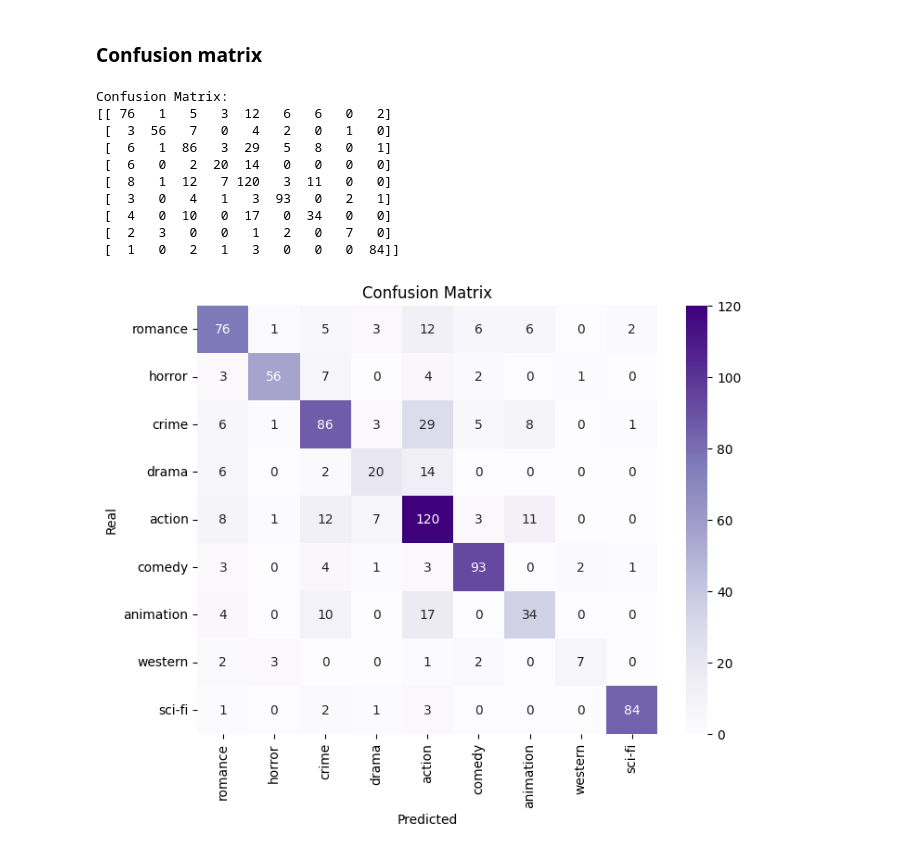
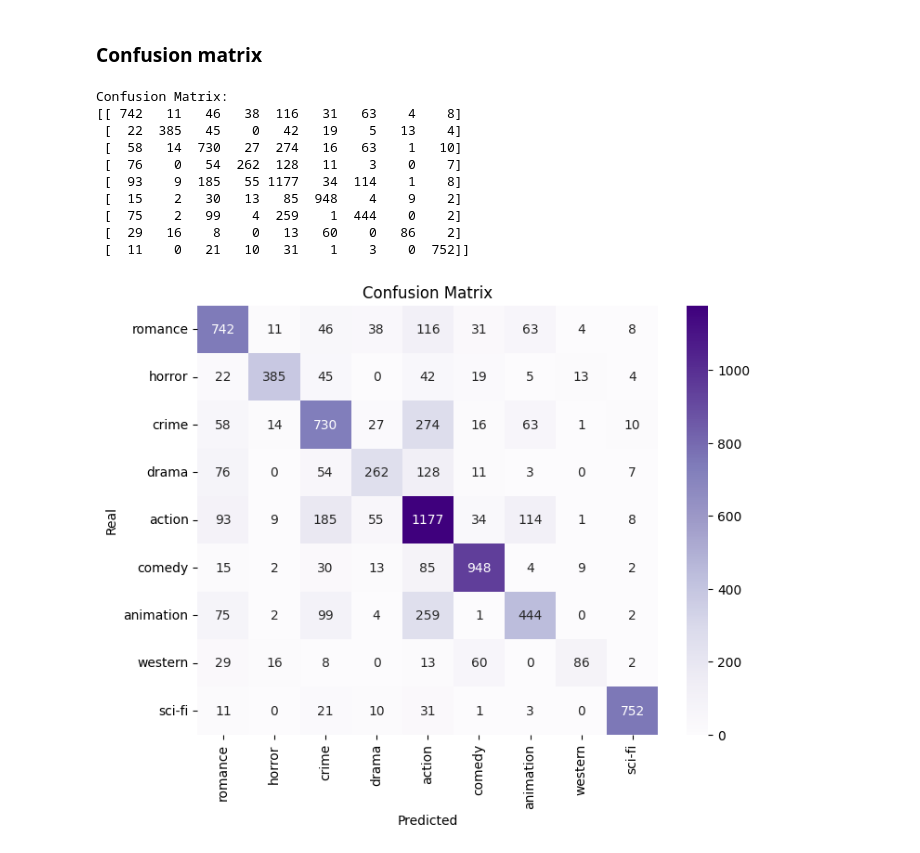
Before and after one commit to LC1243/NLP-MovieGenreClassifier, a Jupyter notebook: reviews.ipynb, the cells around one changed output. Saved outputs shown, nothing was run; the diff lists cells and outputs as text; code cells hidden in the pictures.

Commit message:
feat: add final predictions and code solution

```diff
--- a/reviews.ipynb
+++ b/reviews.ipynb
@@ -65,6 +65,21 @@ plt.xlabel('Count', fontweight='bold')
 plt.ylabel('Genre', fontweight='bold')
 plt.xticks(rotation=90)
 plt.show()
+# %%
+# Count the number of words in each 'plot' entry
+train_data['plot_word_count'] = train_data['plot'].apply(lambda x: len(str(x).split()))
+
+# Plot a histogram of word counts
+plt.figure(figsize=(10,6))
+plt.hist(train_data['plot_word_count'], bins=20, edgecolor='black', color='skyblue')
+plt.title('Histogram of Word Counts in Plot Descriptions')
+plt.xlabel('Number of Words')
+plt.ylabel('Frequency')
+plt.grid(True)
+plt.show()
+
+print("Mean: ", train_data['plot_word_count'].mean())
+print("Median: ", train_data['plot_word_count'].median())
 # %% [markdown]
 ### Frequency By Genre
 # %%
@@ -121,8 +137,7 @@ plt.show()  # Show the word cloud
 #### 1. Vectors
 # %%
 # Initialize the vectorizer stuff (possibel to use max_features=num_features)
-tfidf_vectorizer = TfidfVectorizer(smooth_idf=True, ngram_range=(1, 2), use_idf=True, sublinear_tf=True, max_features=20000)
-#tfidf_vectorizer = TfidfVectorizer(ngram_range=(1, 2), sublinear_tf=True, max_features=20000)
+tfidf_vectorizer = TfidfVectorizer(ngram_range=(1, 2), sublinear_tf=True, max_features=20000)
 count_vectorizer = CountVectorizer()
 
 # Fit and transform the text data in two flavours
@@ -142,12 +157,26 @@ Z_train, Z_val = Z[train_indices], Z[val_indices]
 # %% [markdown]
 #### 3. K-fold Cross Validation
 # %%
-folds = 9
+folds = 10
 model = SVC(kernel='linear')
-
+#model = LogisticRegression(solver='lbfgs', max_iter=1000)
+#model = LinearSVC()#class_weight='balanced')
 # Cross validation
-cv_predictions = cross_val_predict(model, X, train_data['genre'], cv=folds)
+cv_predictions = cross_val_predict(model, X_train, train_data['genre'], cv=folds)
 
 print("WITH CROSS VALIDATION, WITH:", folds, "folds")
-print("Accuracy: ", accuracy_score(train_data['genre'], cv_predictions))
+print(accuracy_score(y_pred=cv_predictions, y_true=train_data['genre']))
+print(classification_report(y_pred=cv_predictions, y_true=train_data['genre'], zero_division=1.))
+# Find the indexes where the prediction was wrong
+wrong_indexes = train_data[train_data['genre'] != cv_predictions].index
+
+print("Wrong predictions:", len(wrong_indexes))
+
+# Write the wrong predictions and corresponding plots to a file
+with open("wrong_predictions.txt", "w") as f:
+    for idx in wrong_indexes:
+        f.write(f"Index: {idx}, Plot: {train_data['plot'][idx]}\n")
+        f.write(f"Actual genre: {train_data['genre'][idx]}, Predicted: {cv_predictions[idx]}\n")
+
+print("The wrong predictions have been written to 'wrong_predictions.txt'.")
 # %% [output]
@@ -309,43 +400,43 @@ print("Predictions saved to results.txt")
 # %%
 import matplotlib.pyplot as plt
 from sklearn.metrics import confusion_matrix, ConfusionMatrixDisplay
 import seaborn as sns
 
-cm = confusion_matrix(y_val, x_pred)
+cm = confusion_matrix(train_data['genre'], cv_predictions)
 
 # Print the results
 print("Confusion Matrix:")
 print(cm)
 plt.figure(figsize=(8, 6), dpi=100)
 sns.heatmap(cm, annot=True, fmt="d", cmap="Purples", xticklabels=genres, yticklabels=genres)
 
 plt.xlabel('Predicted')
 plt.ylabel('Real')
 plt.title('Confusion Matrix')
 plt.show()
 
 # Compute the confusion matrix
 #cm = confusion_matrix(y_val, x_pred, labels=genres)
 
 # Display the confusion matrix
 #print("Confusion Matrix:")
 #disp = ConfusionMatrixDisplay(confusion_matrix=cm, display_labels=genres)
 #disp.plot()
 
 # Show the plot
 #plt.show()
 # %% [output]
 Confusion Matrix:
-[[ 76   1   5   3  12   6   6   0   2]
- [  3  56   7   0   4   2   0   1   0]
- [  6   1  86   3  29   5   8   0   1]
- [  6   0   2  20  14   0   0   0   0]
- [  8   1  12   7 120   3  11   0   0]
- [  3   0   4   1   3  93   0   2   1]
- [  4   0  10   0  17   0  34   0   0]
- [  2   3   0   0   1   2   0   7   0]
- [  1   0   2   1   3   0   0   0  84]]
+[[ 742   11   46   38  116   31   63    4    8]
+ [  22  385   45    0   42   19    5   13    4]
+ [  58   14  730   27  274   16   63    1   10]
+ [  76    0   54  262  128   11    3    0    7]
+ [  93    9  185   55 1177   34  114    1    8]
+ [  15    2   30   13   85  948    4    9    2]
+ [  75    2   99    4  259    1  444    0    2]
+ [  29   16    8    0   13   60    0   86    2]
+ [  11    0   21   10   31    1    3    0  752]]
-[figure, old version]
+[figure, new version]
 # %%
 import pandas as pd
 import numpy as np
```
Also changed, not shown: parts of 11 cells of this notebook, 3 other files.
